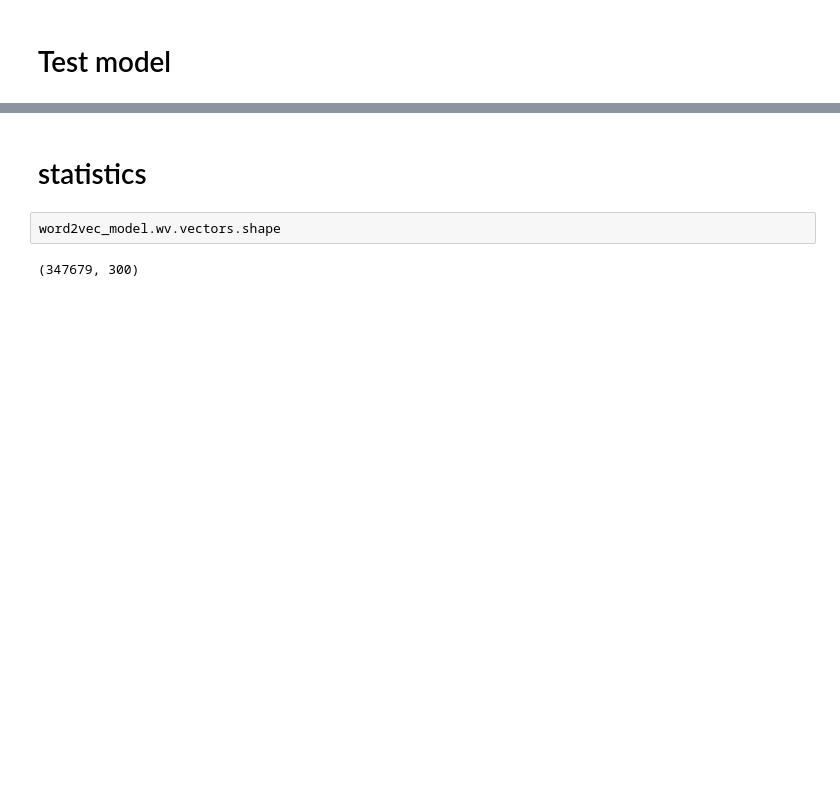
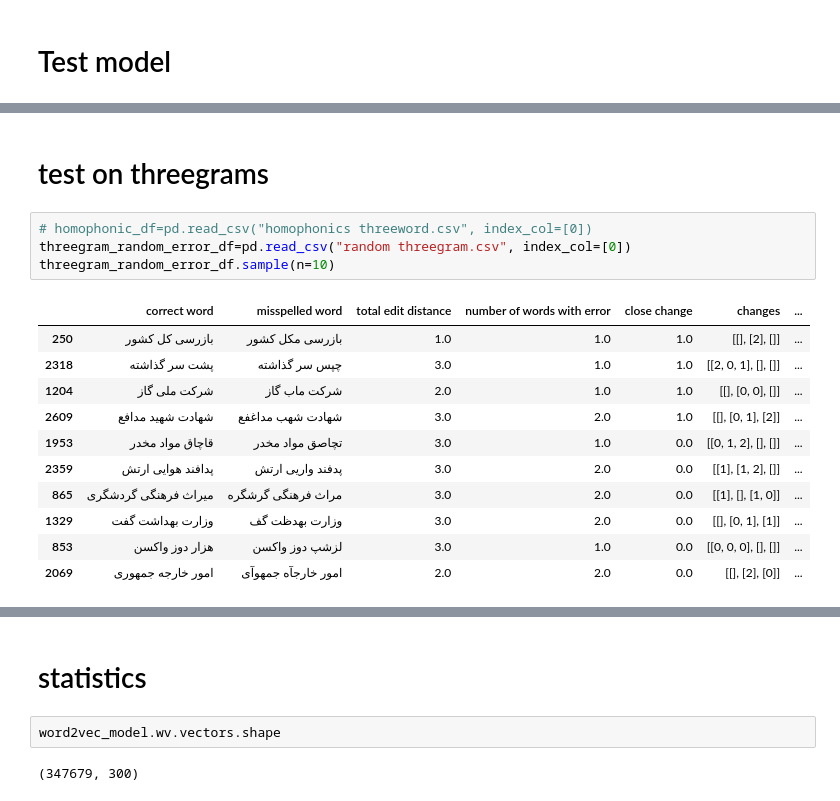
Before and after one commit to matinFT/persian-spell-checker, a Jupyter notebook: model.ipynb, the cells around one changed output, grey strips where cells are left out. Saved outputs shown, nothing was run; the diff lists cells and outputs as text; blank space fills up the shorter version.

```diff
--- a/model.ipynb
+++ b/model.ipynb
@@ -638,0 +671,18 @@ Wall time: 2min 46s
+# %% [markdown]
+# test on threegrams
+# %%
+# homophonic_df=pd.read_csv("homophonics threeword.csv", index_col=[0])
+threegram_random_error_df=pd.read_csv("random threegram.csv", index_col=[0])
+threegram_random_error_df.sample(n=10)
+# %% [output]
+|  | correct word | misspelled word | total edit distance | number of words with error | close change | changes | ... |
+| 250 | بازرسی کل کشور | بازرسی مکل کشور | 1.0 | 1.0 | 1.0 | [[], [2], []] | ... |
+| 2318 | پشت سر گذاشته | چپس سر گذاشته | 3.0 | 1.0 | 1.0 | [[2, 0, 1], [], []] | ... |
+| 1204 | شرکت ملی گاز | شرکت ماب گاز | 2.0 | 1.0 | 1.0 | [[], [0, 0], []] | ... |
+| 2609 | شهادت شهید مدافع | شهادت شهب مداغفع | 3.0 | 2.0 | 1.0 | [[], [0, 1], [2]] | ... |
+| 1953 | قاچاق مواد مخدر | تچاصق مواد مخدر | 3.0 | 1.0 | 0.0 | [[0, 1, 2], [], []] | ... |
+| 2359 | پدافند هوایی ارتش | پدفند واریی ارتش | 3.0 | 2.0 | 0.0 | [[1], [1, 2], []] | ... |
+| 865 | میراث فرهنگی گردشگری | مراث فرهنگی گرشگره | 3.0 | 2.0 | 0.0 | [[1], [], [1, 0]] | ... |
+| 1329 | وزارت بهداشت گفت | وزارت بهدظت گف | 3.0 | 2.0 | 0.0 | [[], [0, 1], [1]] | ... |
+| 853 | هزار دوز واکسن | لزشپ دوز واکسن | 3.0 | 1.0 | 0.0 | [[0, 0, 0], [], []] | ... |
+| 2069 | امور خارجه جمهوری | امور خارجآه جمهوآی | 2.0 | 2.0 | 0.0 | [[], [2], [0]] | ... |
```
Also changed, not shown: parts of 48 cells of this notebook, 5 other files.
